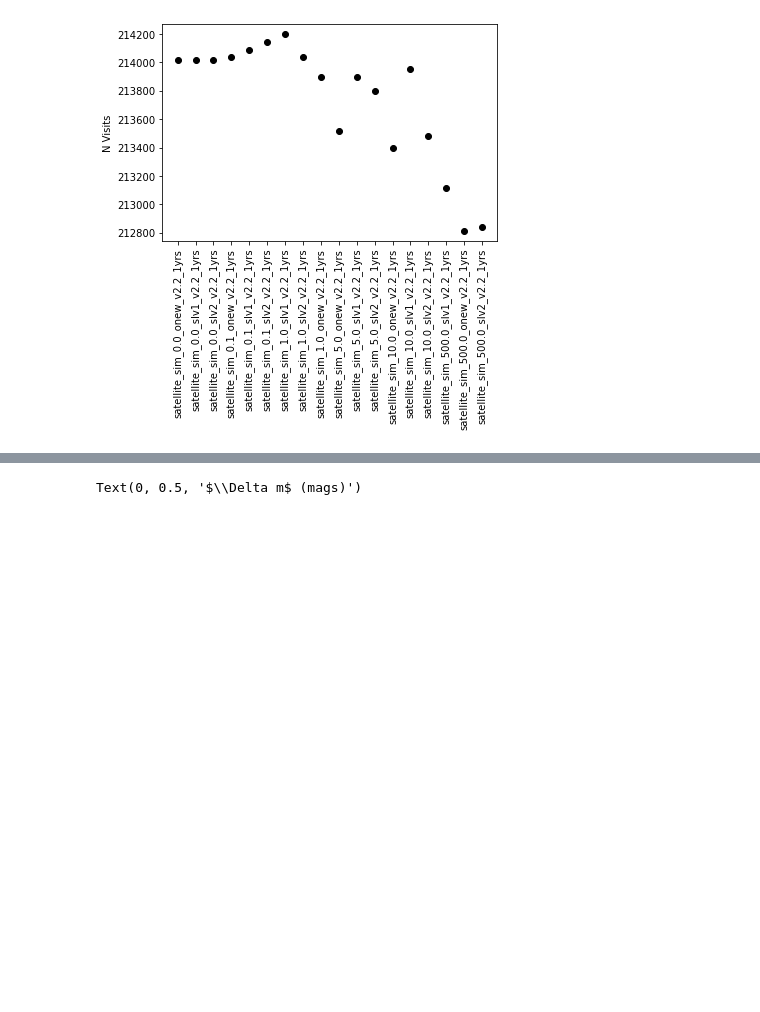
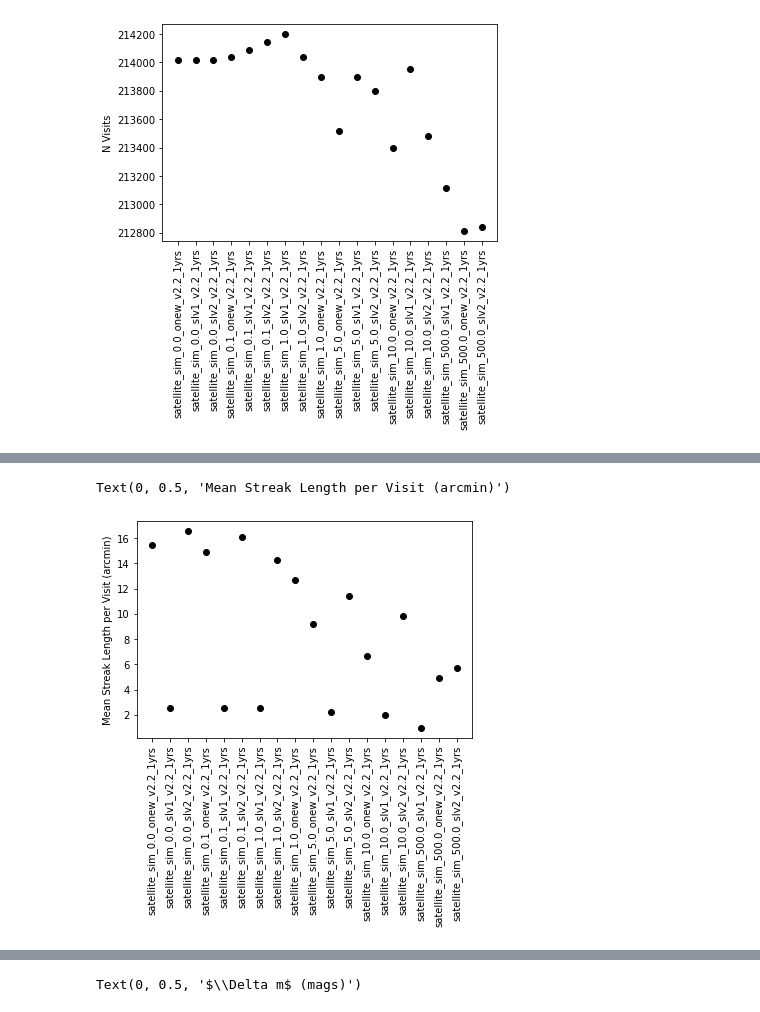
Before and after one commit to dirac-institute/satellite-dodging, a Jupyter notebook: compare_sim_runs.ipynb, the cells around one changed output, grey strips where cells are left out. Cells and saved outputs as stored; diff of their text form; code cells hidden in the pictures; blank space fills up the shorter version.

```diff
--- a/compare_sim_runs.ipynb
+++ b/compare_sim_runs.ipynb
@@ -58,0 +91,11 @@ Text(0, 0.5, 'N Visits')
+# %%
+# Let's figure out the average streak length per image
+
+fig, ax = plt.subplots()
+
+ax.plot(df['streak_length_sum']/df['Number of Exposures']*60, 'ko')
+ack = ax.tick_params('x',  rotation=90)
+ax.set_ylabel('Mean Streak Length per Visit (arcmin)')
+# %% [output]
+Text(0, 0.5, 'Mean Streak Length per Visit (arcmin)')
+[figure, added]
```
Also changed, not shown: parts of 10 cells of this notebook, 2 other files.
